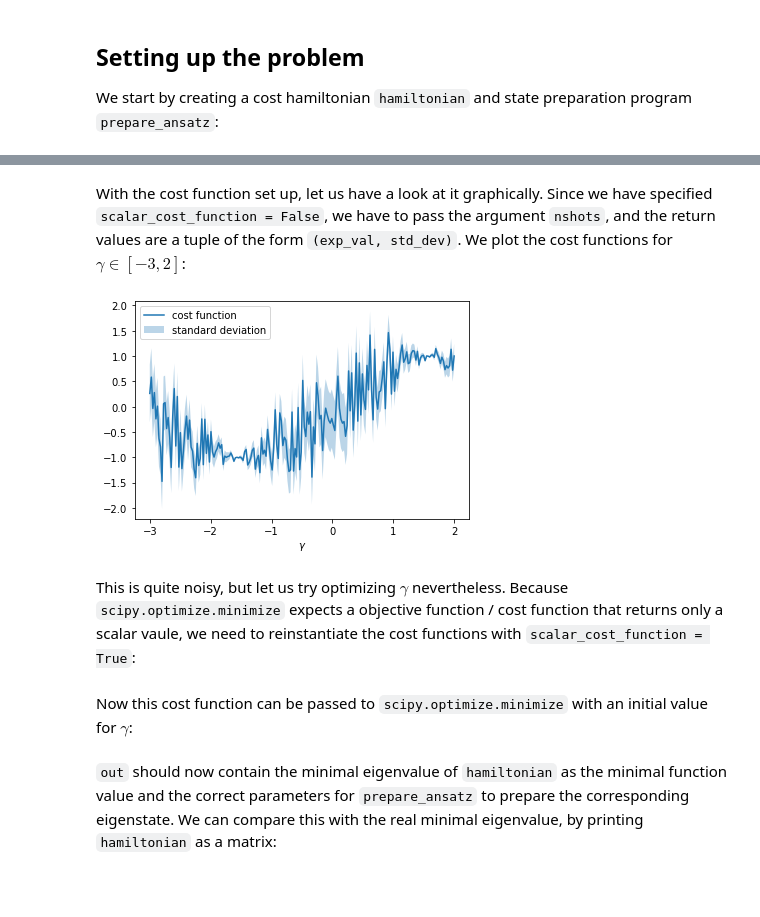
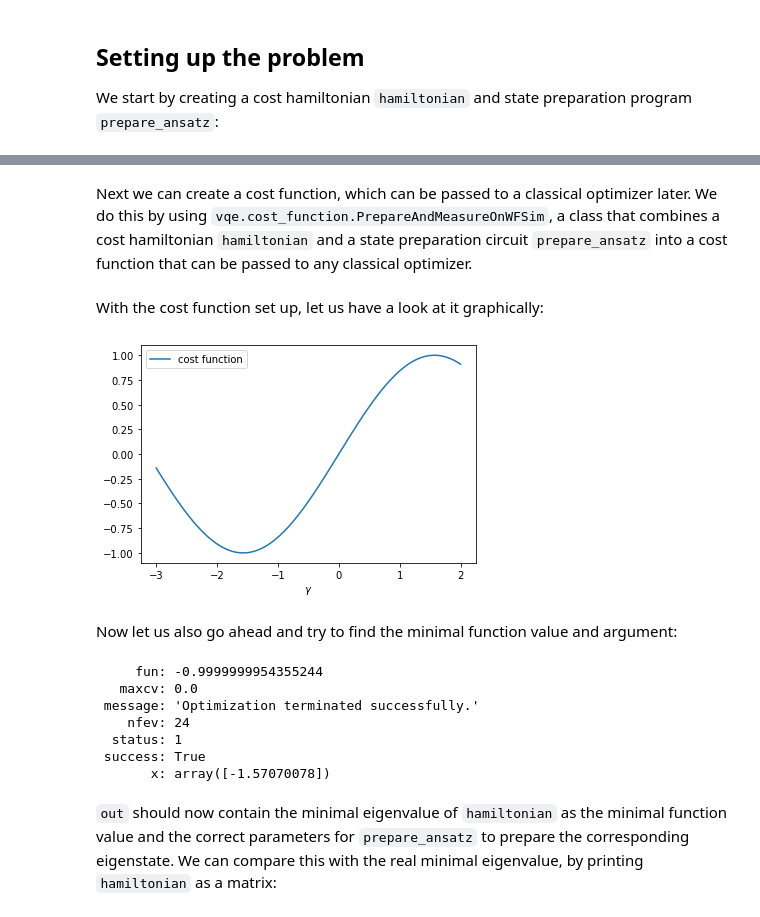
Before and after one commit to entropicalabs/entropica_qaoa, a Jupyter notebook: examples/VQEDemo.ipynb, the cells around one changed output, grey strips where cells are left out. Saved outputs shown, nothing was run; the diff lists cells and outputs as text; code cells hidden in the pictures; blank space fills up the shorter version.

```diff
--- a/examples/VQEDemo.ipynb
+++ b/examples/VQEDemo.ipynb
@@ -67,27 +76,21 @@ Next we can create a cost function, which can be passed to a classical optimizer
+# %% [markdown]
+Next we can create a cost function, which can be passed to a classical optimizer later. We do this by using `vqe.cost_function.PrepareAndMeasureOnWFSim`, a class that combines a cost hamiltonian `hamiltonian` and a state preparation circuit `prepare_ansatz` into a cost function that can be passed to any classical optimizer.
 # %%
 # create the cost_function with our ansatz and hamiltonian:
-sim = WavefunctionSimulator()
 cost_fun = PrepareAndMeasureOnWFSim(prepare_ansatz=prepare_ansatz,
                                     make_memory_map=lambda p: {"params": p},
-                                    hamiltonian=hamiltonian,
-                                    sim=sim,
-                                    scalar_cost_function=False,
-                                    noisy=True)
+                                    hamiltonian=hamiltonian)
-# %% [markdown]
-With the cost function set up, let us have a look at it graphically. Since we have specified `scalar_cost_function = False`, we have to pass the argument `nshots`, and the return values are a tuple of the form `(exp_val, std_dev)`. We plot the cost functions for $\gamma \in [-3, 2]$:
+# %% [markdown]
+With the cost function set up, let us have a look at it graphically:
 # %%
 gammas = np.linspace(-3,2,200)
 exp_vals = np.empty_like(gammas)
-std_devs = np.empty_like(gammas)
 for i, v in enumerate(gammas):
-    exp_vals[i], std_devs[i] = cost_fun([v], nshots=3)
+    exp_vals[i] = cost_fun([v])
 # %%
 plt.plot(gammas, exp_vals, label="cost function")
-plt.fill_between(gammas, exp_vals - std_devs, exp_vals + std_devs, alpha=0.3, label="standard deviation")
 plt.xlabel(r"$\gamma$")
 plt.legend()
 plt.show()
 # %% [output]
-[figure, old version]
+[figure, new version]
-# %% [markdown]
-This is quite noisy, but let us try optimizing $\gamma$ nevertheless. Because `scipy.optimize.minimize` expects a objective function / cost function that returns only a scalar vaule, we need to reinstantiate the cost functions with `scalar_cost_function = True`:
@@ -105,9 +97,19 @@ cost_fun = PrepareAndMeasureOnWFSim(prepare_ansatz=prepare_ansatz,
-# %% [markdown]
-Now this cost function can be passed to `scipy.optimize.minimize` with an initial value for $\gamma$:
+# %% [markdown]
+Now let us also go ahead and try to find the minimal function value and argument:
 # %%
-# and finally minimize it:
+# the initial argument
 gamma0 = [0]
+# and minimization
 out = minimize(cost_fun, gamma0, method="Cobyla")
+print(out)
+# %% [output]
+     fun: -0.9999999954355244
+   maxcv: 0.0
+ message: 'Optimization terminated successfully.'
+    nfev: 24
+  status: 1
+ success: True
+       x: array([-1.57070078])
 # %% [markdown]
 `out` should now contain the minimal eigenvalue of `hamiltonian` as the minimal function value and the correct parameters for `prepare_ansatz` to prepare the corresponding eigenstate. We can compare this with the real minimal eigenvalue, by printing `hamiltonian` as a matrix:
 # %%
```
Also changed, not shown: parts of 48 cells of this notebook.
